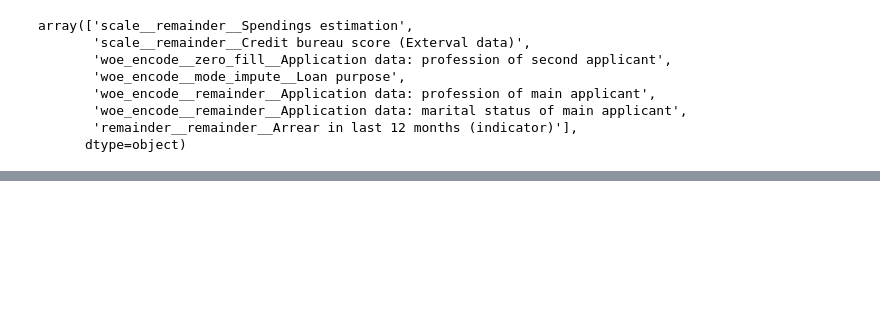
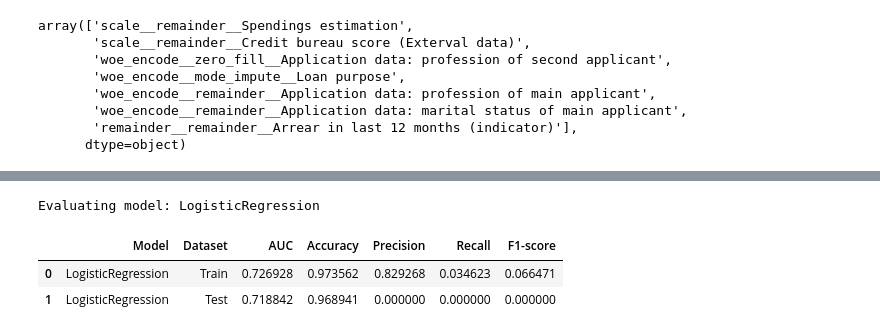
Before and after one commit to Sillem/ING-den, a Jupyter notebook: Model_logistic.ipynb, the cells around one changed output, grey strips where cells are left out. Saved outputs shown, nothing was run; the diff lists cells and outputs as text; code cells hidden in the pictures; blank space fills up the shorter version.

```diff
--- a/Model_logistic.ipynb
+++ b/Model_logistic.ipynb
@@ -177 +182,9 @@ threshold, threshold_auc = find_best_threshold( y_train, train_proba)
+# %%
+# calculated with default threshold to show
+evaluate_model(model, x_train_transformed, y_train, x_test_transformed, y_test, threshold=0.5)
+# %% [output]
+Evaluating model: LogisticRegression
+|  | Model | Dataset | AUC | Accuracy | Precision | Recall | F1-score |
+| 0 | LogisticRegression | Train | 0.726928 | 0.973562 | 0.829268 | 0.034623 | 0.066471 |
+| 1 | LogisticRegression | Test | 0.718842 | 0.968941 | 0.000000 | 0.000000 | 0.000000 |
 # %%
```
Also changed, not shown: parts of 11 cells of this notebook, 5 other files.
